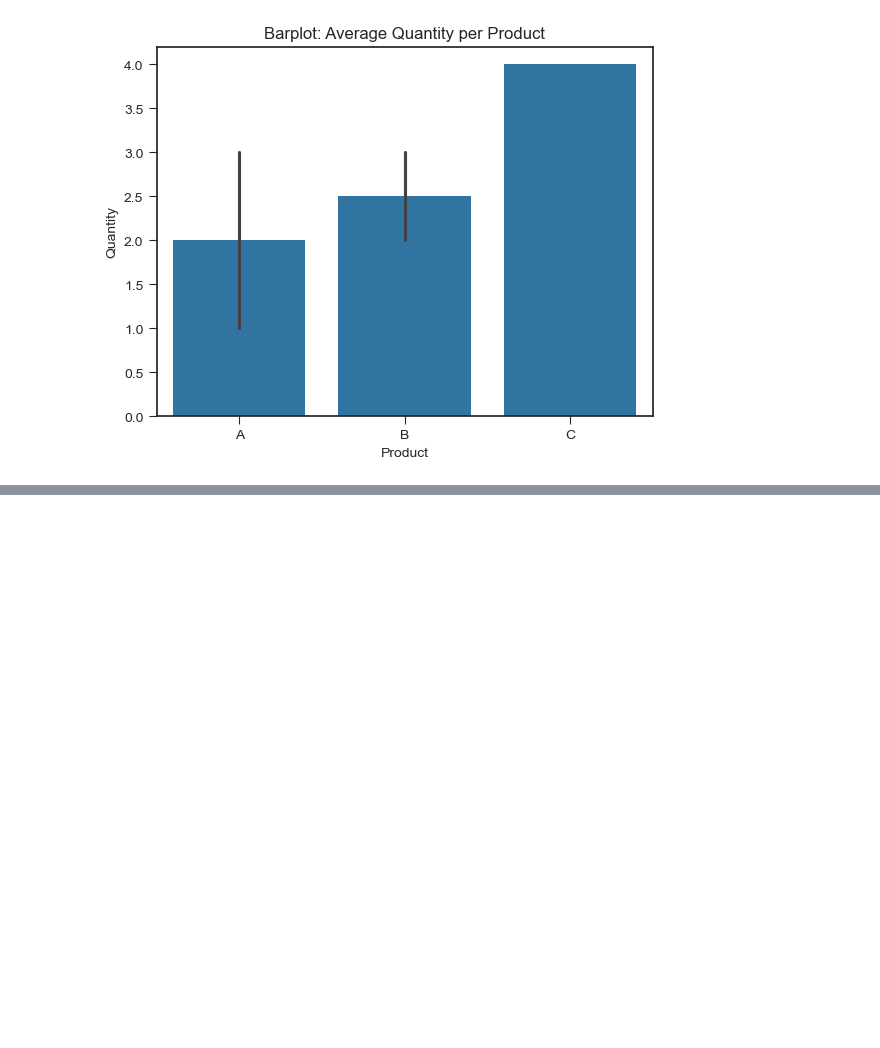
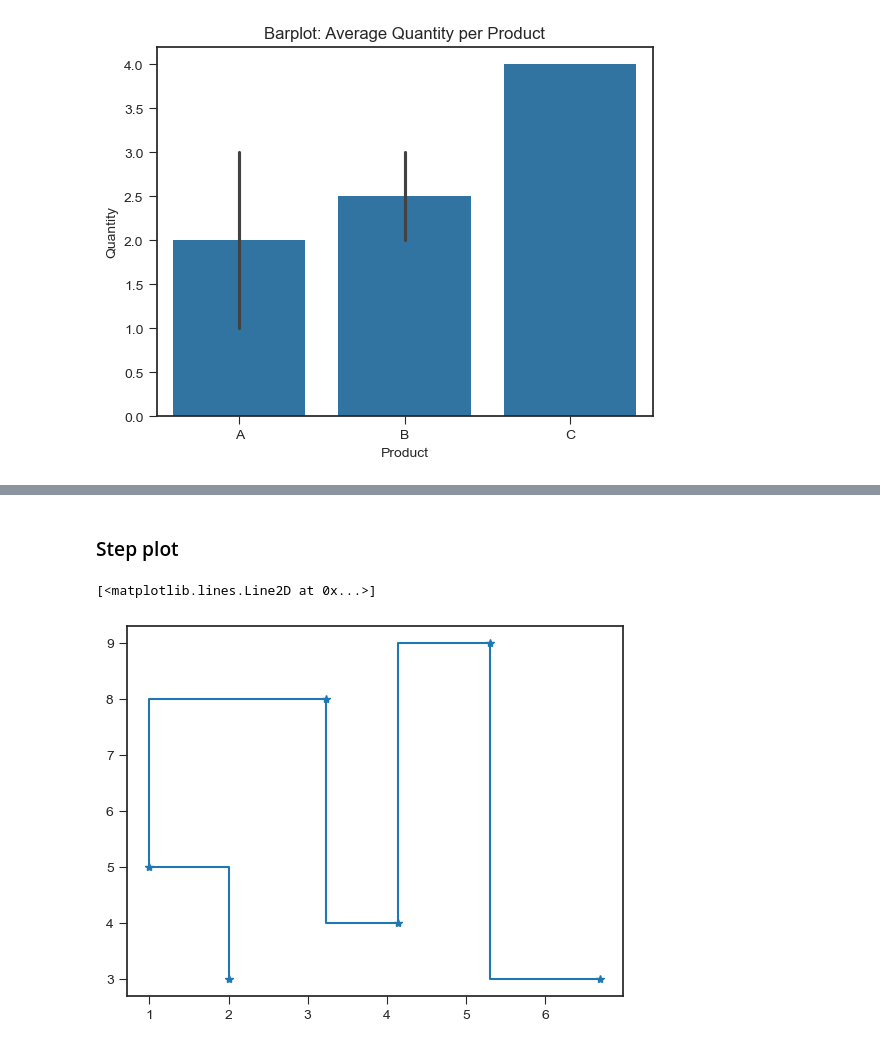
Before and after one commit to PurplePegasus08/My-ML-notes, a Jupyter notebook: Data visualizations/Plots.ipynb, the cells around one changed output, grey strips where cells are left out. Saved outputs shown, nothing was run; the diff lists cells and outputs as text; code cells hidden in the pictures; blank space fills up the shorter version.

```diff
--- a/Data visualizations/Plots.ipynb
+++ b/Data visualizations/Plots.ipynb
@@ -412,0 +454,11 @@ plt.figure(figsize=(10,6))
+# %% [markdown]
+### Step plot
+# %%
+x = [2,1,3.23,4.14,5.3,6.7]
+y = [3,5,8,4,9,3]
+
+
+plt.step(x,y,marker='*')
+# %% [output]
+[<matplotlib.lines.Line2D at 0x...>]
+[figure, added]
```
Also changed, not shown: parts of 8 cells of this notebook, 3 other files.
